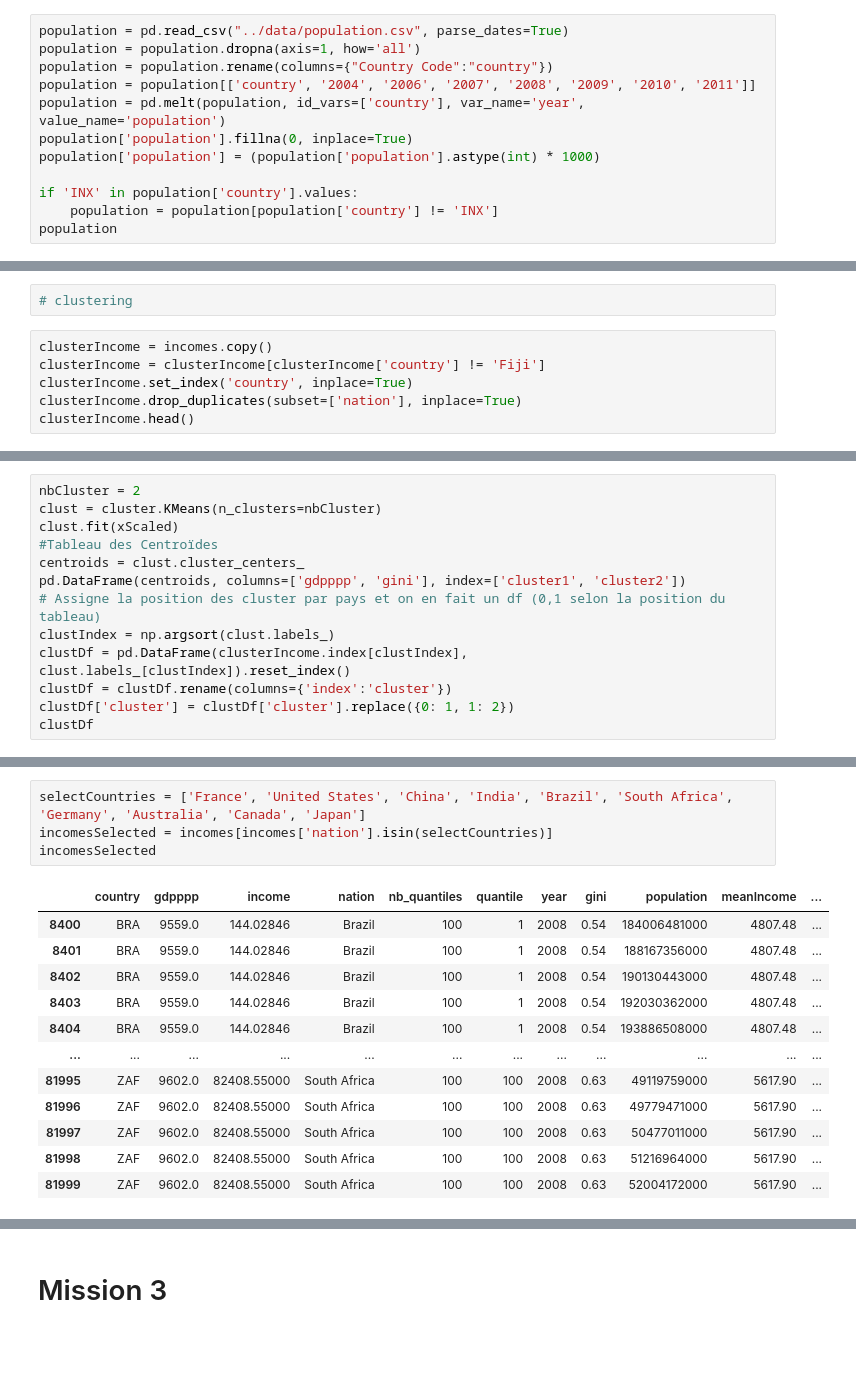
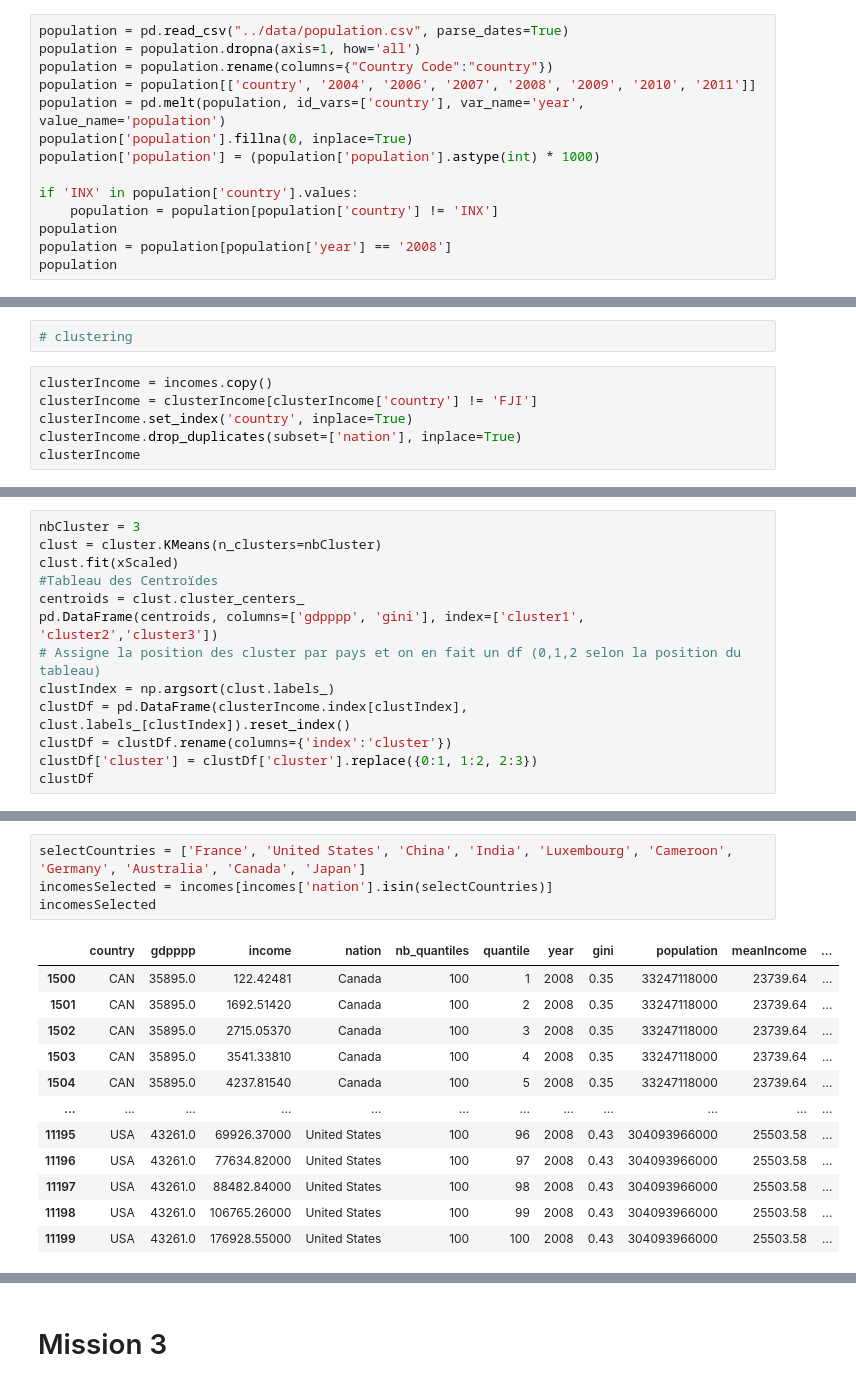
Before and after one commit to yassineBenHassoun/data-analysis-income-predict, a Jupyter notebook: app/jupyter/resources/project/mission_7.ipynb, the cells around one changed output, grey strips where cells are left out. Saved outputs shown, nothing was run; the diff lists cells and outputs as text; blank space fills up the shorter version.

```diff
--- a/app/jupyter/resources/project/mission_7.ipynb
+++ b/app/jupyter/resources/project/mission_7.ipynb
@@ -416,5 +434,7 @@ population['population'] = (population['population'].astype(int) * 1000)
 if 'INX' in population['country'].values:
     population = population[population['country'] != 'INX']
 population
+population = population[population['year'] == '2008']
+population
 # %% [output]
 |  | country | year | population |
@@ -527,8 +554,8 @@ incomes.head()
 # clustering
 # %%
 clusterIncome = incomes.copy()
-clusterIncome = clusterIncome[clusterIncome['country'] != 'Fiji']
+clusterIncome = clusterIncome[clusterIncome['country'] != 'FJI']
 clusterIncome.set_index('country', inplace=True)
 clusterIncome.drop_duplicates(subset=['nation'], inplace=True)
-clusterIncome.head()
+clusterIncome
 # %% [output]
@@ -574,16 +608,16 @@ Un k=2 semble pertinent pour la réalisation du clustering.
 Il a le coefficient de silhouette est le plus élevé donc le plus représentatif.
 # %%
-nbCluster = 2
+nbCluster = 3
 clust = cluster.KMeans(n_clusters=nbCluster)
 clust.fit(xScaled)
 #Tableau des Centroïdes
 centroids = clust.cluster_centers_
-pd.DataFrame(centroids, columns=['gdpppp', 'gini'], index=['cluster1', 'cluster2'])
-# Assigne la position des cluster par pays et on en fait un df (0,1 selon la position du tableau)
+pd.DataFrame(centroids, columns=['gdpppp', 'gini'], index=['cluster1', 'cluster2','cluster3'])
+# Assigne la position des cluster par pays et on en fait un df (0,1,2 selon la position du tableau)
 clustIndex = np.argsort(clust.labels_)
 clustDf = pd.DataFrame(clusterIncome.index[clustIndex], clust.labels_[clustIndex]).reset_index()
 clustDf = clustDf.rename(columns={'index':'cluster'})
-clustDf['cluster'] = clustDf['cluster'].replace({0: 1, 1: 2})
+clustDf['cluster'] = clustDf['cluster'].replace({0:1, 1:2, 2:3})
 clustDf
 # %% [output]
 |  | cluster | country |
@@ -623,17 +746,17 @@ print(list(clustDf[clustDf['cluster'] == 2]['country']))
 # %%
-selectCountries = ['France', 'United States', 'China', 'India', 'Brazil', 'South Africa', 'Germany', 'Australia', 'Canada', 'Japan']
+selectCountries = ['France', 'United States', 'China', 'India', 'Luxembourg', 'Cameroon', 'Germany', 'Australia', 'Canada', 'Japan']
 incomesSelected = incomes[incomes['nation'].isin(selectCountries)]
 incomesSelected
 # %% [output]
 |  | country | gdpppp | income | nation | nb_quantiles | quantile | year | gini | population | meanIncome | ... |
-| 8400 | BRA | 9559.0 | 144.02846 | Brazil | 100 | 1 | 2008 | 0.54 | 184006481000 | 4807.48 | ... |
-| 8401 | BRA | 9559.0 | 144.02846 | Brazil | 100 | 1 | 2008 | 0.54 | 188167356000 | 4807.48 | ... |
-| 8402 | BRA | 9559.0 | 144.02846 | Brazil | 100 | 1 | 2008 | 0.54 | 190130443000 | 4807.48 | ... |
-| 8403 | BRA | 9559.0 | 144.02846 | Brazil | 100 | 1 | 2008 | 0.54 | 192030362000 | 4807.48 | ... |
-| 8404 | BRA | 9559.0 | 144.02846 | Brazil | 100 | 1 | 2008 | 0.54 | 193886508000 | 4807.48 | ... |
+| 1500 | CAN | 35895.0 | 122.42481 | Canada | 100 | 1 | 2008 | 0.35 | 33247118000 | 23739.64 | ... |
+| 1501 | CAN | 35895.0 | 1692.51420 | Canada | 100 | 2 | 2008 | 0.35 | 33247118000 | 23739.64 | ... |
+| 1502 | CAN | 35895.0 | 2715.05370 | Canada | 100 | 3 | 2008 | 0.35 | 33247118000 | 23739.64 | ... |
+| 1503 | CAN | 35895.0 | 3541.33810 | Canada | 100 | 4 | 2008 | 0.35 | 33247118000 | 23739.64 | ... |
+| 1504 | CAN | 35895.0 | 4237.81540 | Canada | 100 | 5 | 2008 | 0.35 | 33247118000 | 23739.64 | ... |
 | ... | ... | ... | ... | ... | ... | ... | ... | ... | ... | ... | ... |
-| 81995 | ZAF | 9602.0 | 82408.55000 | South Africa | 100 | 100 | 2008 | 0.63 | 49119759000 | 5617.90 | ... |
-| 81996 | ZAF | 9602.0 | 82408.55000 | South Africa | 100 | 100 | 2008 | 0.63 | 49779471000 | 5617.90 | ... |
-| 81997 | ZAF | 9602.0 | 82408.55000 | South Africa | 100 | 100 | 2008 | 0.63 | 50477011000 | 5617.90 | ... |
-| 81998 | ZAF | 9602.0 | 82408.55000 | South Africa | 100 | 100 | 2008 | 0.63 | 51216964000 | 5617.90 | ... |
-| 81999 | ZAF | 9602.0 | 82408.55000 | South Africa | 100 | 100 | 2008 | 0.63 | 52004172000 | 5617.90 | ... |
+| 11195 | USA | 43261.0 | 69926.37000 | United States | 100 | 96 | 2008 | 0.43 | 304093966000 | 25503.58 | ... |
+| 11196 | USA | 43261.0 | 77634.82000 | United States | 100 | 97 | 2008 | 0.43 | 304093966000 | 25503.58 | ... |
+| 11197 | USA | 43261.0 | 88482.84000 | United States | 100 | 98 | 2008 | 0.43 | 304093966000 | 25503.58 | ... |
+| 11198 | USA | 43261.0 | 106765.26000 | United States | 100 | 99 | 2008 | 0.43 | 304093966000 | 25503.58 | ... |
+| 11199 | USA | 43261.0 | 176928.55000 | United States | 100 | 100 | 2008 | 0.43 | 304093966000 | 25503.58 | ... |
```
Also changed, not shown: parts of 37 cells of this notebook, 1 other file.
